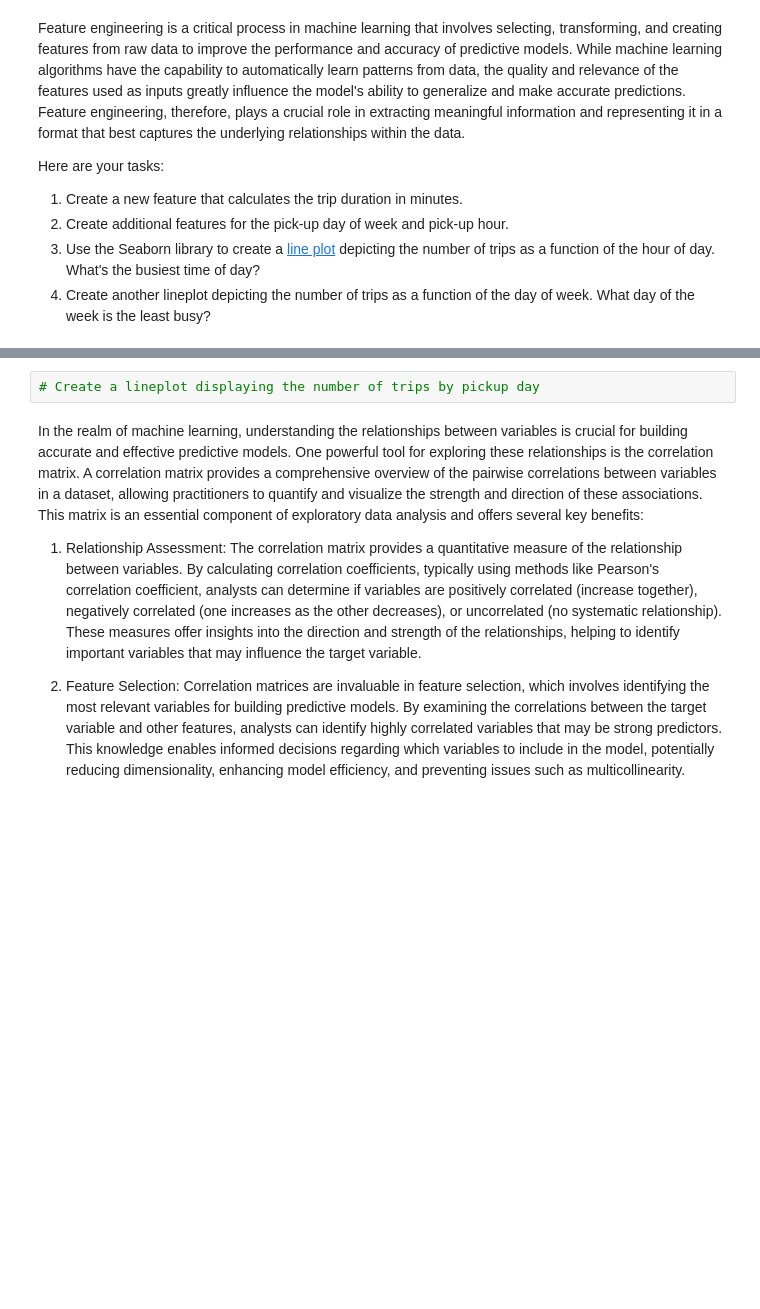
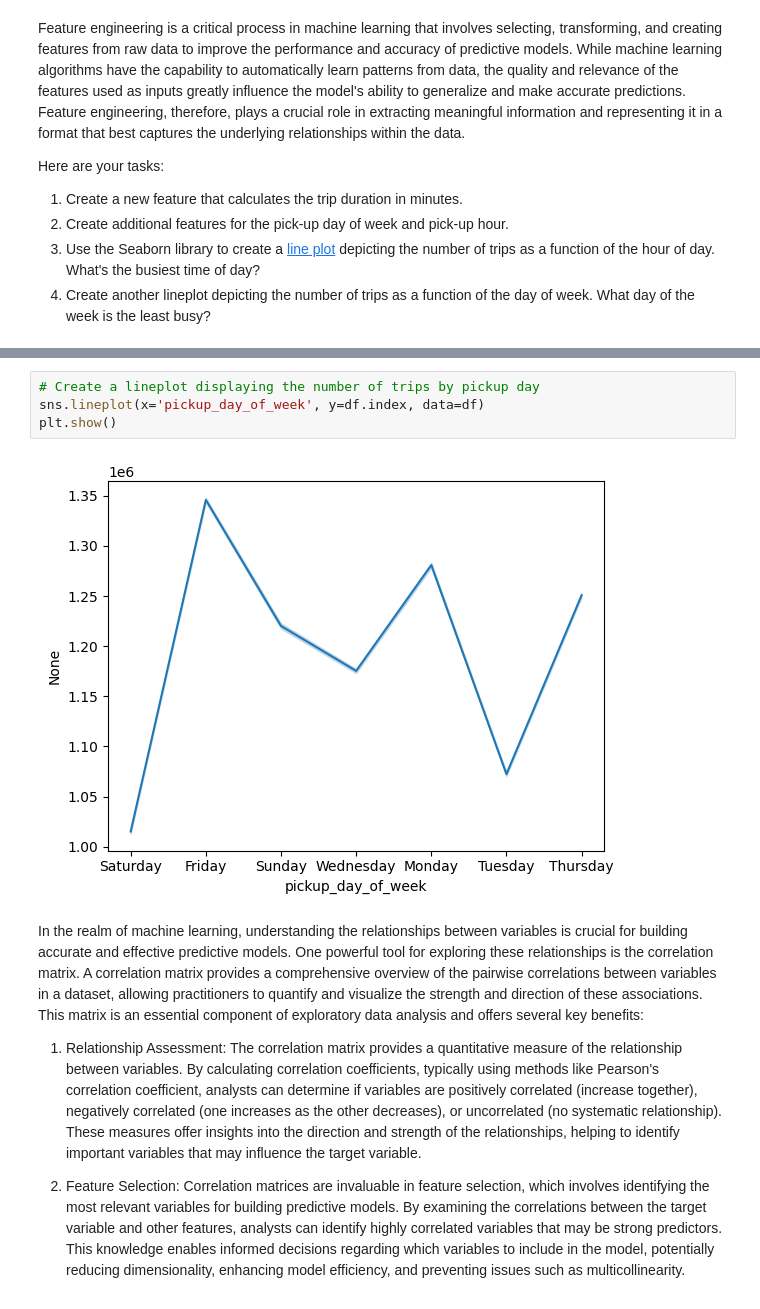
Before and after one commit to akimi-yano/MLE-MiniProjects, a Jupyter notebook: MLE_MiniProject_EDA.ipynb, the cells around one changed output, grey strips where cells are left out. Drawn from its saved outputs; the diff is of its cells as text; blank space fills up the shorter version.

```diff
--- a/MLE_MiniProject_EDA.ipynb
+++ b/MLE_MiniProject_EDA.ipynb
@@ -60,5 +181,9 @@ Here are your tasks:
 # %%
 # Create a lineplot displaying the number of trips by pickup day
+sns.lineplot(x='pickup_day_of_week', y=df.index, data=df)
+plt.show()
+# %% [output]
+[figure, added]
 # %% [markdown]
 In the realm of machine learning, understanding the relationships between variables is crucial for building accurate and effective predictive models. One powerful tool for exploring these relationships is the correlation matrix. A correlation matrix provides a comprehensive overview of the pairwise correlations between variables in a dataset, allowing practitioners to quantify and visualize the strength and direction of these associations. This matrix is an essential component of exploratory data analysis and offers several key benefits:
 
```
Also changed, not shown: parts of 15 cells of this notebook.
